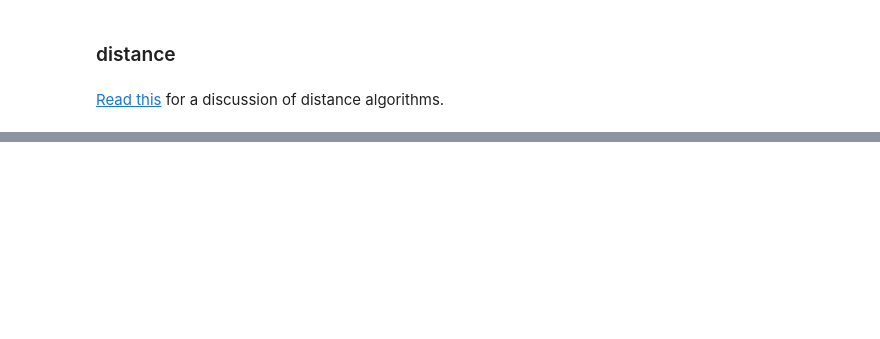
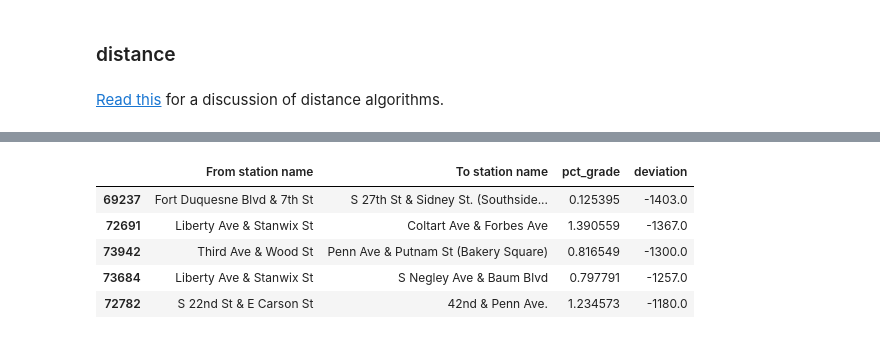
Before and after one commit to AlbertDeFusco/healthyride, a Jupyter notebook: ShowAndTell/December6.ipynb, the cells around one changed output, grey strips where cells are left out. Cells and saved outputs as stored; diff of their text form; code cells hidden in the pictures; blank space fills up the shorter version.

```diff
--- a/ShowAndTell/December6.ipynb
+++ b/ShowAndTell/December6.ipynb
@@ -684,0 +553,5 @@ large_deviation.drop_duplicates(subset=['From station name','To station name'])
+# %%
+gmap_rides = rides2016.merge(gmap)
+# %%
+gmap_rides['deviation'] = gmap_rides['Tripduration'] - gmap_rides['time'].dt.total_seconds()
+gmap_rides['deviation'].describe()
@@ -684,0 +568,10 @@ large_deviation.drop_duplicates(subset=['From station name','To station name'])
+# %%
+fast_rides = gmap_rides.loc[gmap_rides['deviation'] < 0]
+fast_rides[['From station name','To station name','pct_grade','deviation']].nsmallest(5, 'deviation')
+# %% [output]
+|  | From station name | To station name | pct_grade | deviation |
+| 69237 | Fort Duquesne Blvd & 7th St | S 27th St & Sidney St. (Southside... | 0.125395 | -1403.0 |
+| 72691 | Liberty Ave & Stanwix St | Coltart Ave & Forbes Ave | 1.390559 | -1367.0 |
+| 73942 | Third Ave & Wood St | Penn Ave & Putnam St (Bakery Square) | 0.816549 | -1300.0 |
+| 73684 | Liberty Ave & Stanwix St | S Negley Ave & Baum Blvd | 0.797791 | -1257.0 |
+| 72782 | S 22nd St & E Carson St | 42nd & Penn Ave. | 1.234573 | -1180.0 |
```
Also changed, not shown: parts of 85 cells of this notebook, 1 other file.
